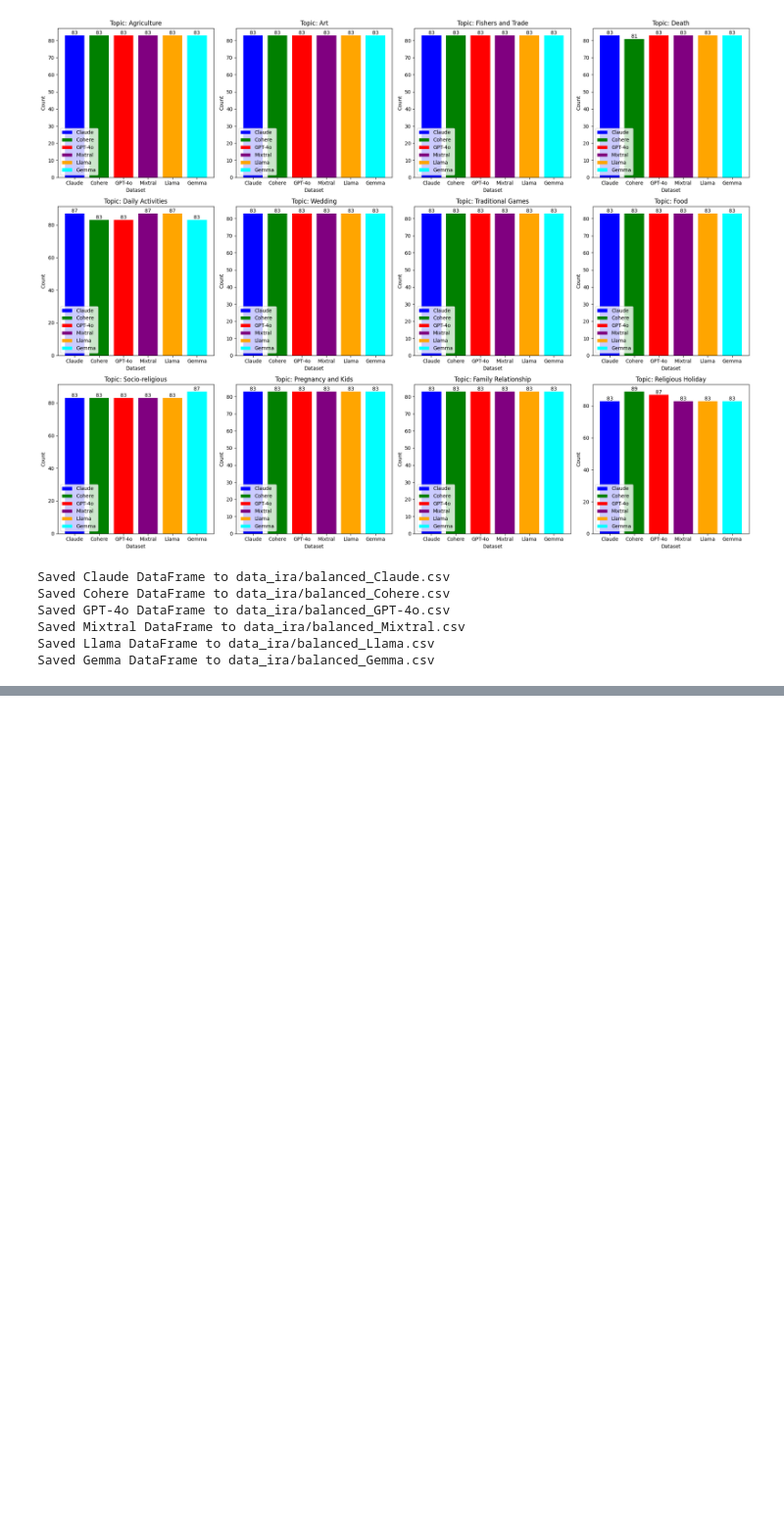
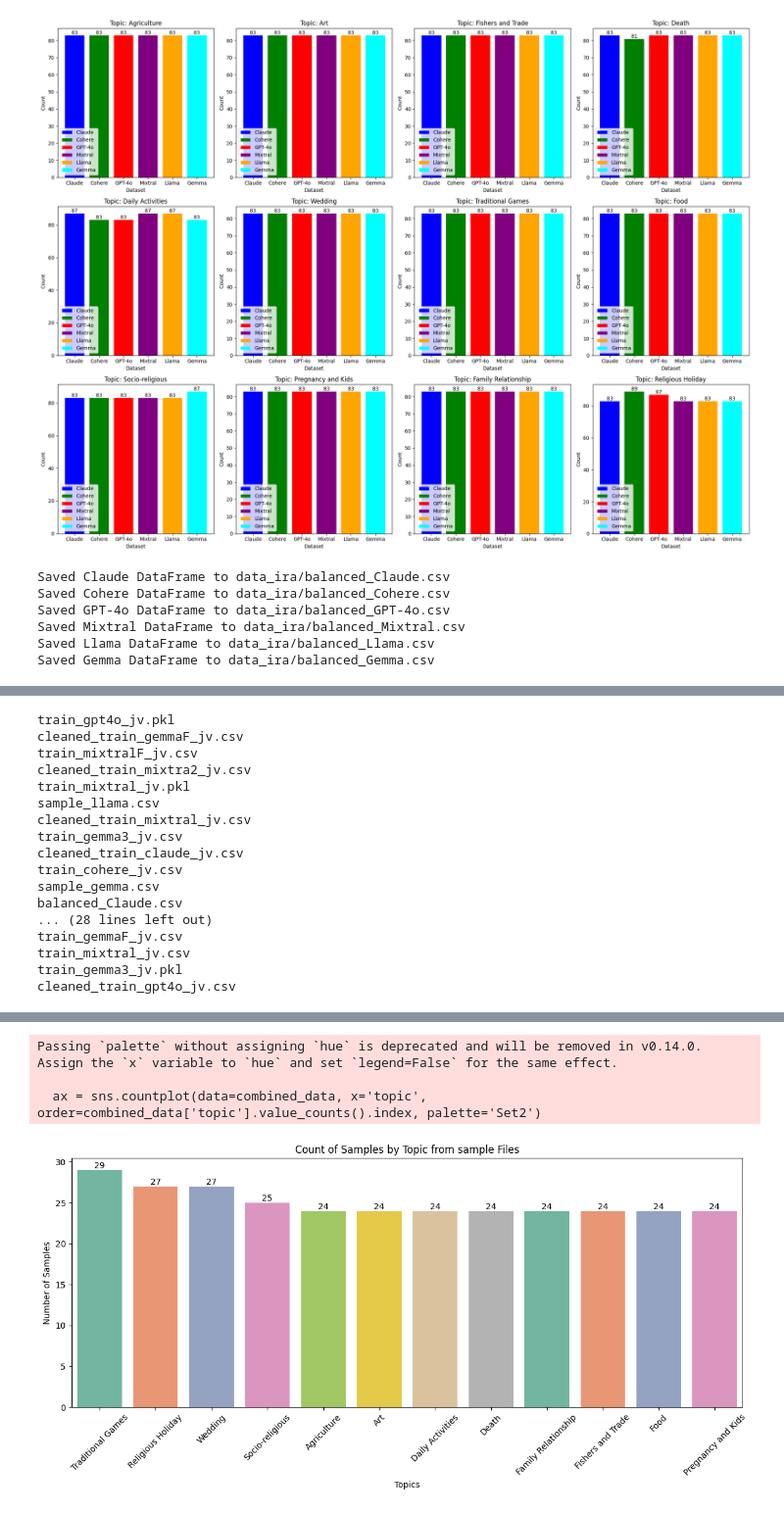
Before and after one commit to irasalsabila/local_cloze, a Jupyter notebook: checking_data.ipynb, the cells around one changed output, grey strips where cells are left out. Shown at 98% size. Drawn from its saved outputs; the diff is of its cells as text; code cells hidden in the pictures; blank space fills up the shorter version.

```diff
--- a/checking_data.ipynb
+++ b/checking_data.ipynb
@@ -485,0 +760,63 @@ Saved Gemma DataFrame to data_ira/balanced_Gemma.csv
+# %%
+import pandas as pd
+import os
+import matplotlib.pyplot as plt
+import seaborn as sns
+
+# Path to the directory containing your _annotator1 files
+directory_path = 'data_ira'
+
+# Create an empty DataFrame to store combined data
+combined_data = pd.DataFrame()
+
+# Loop through each file in the directory
+for filename in os.listdir(directory_path):
+    print(filename)
+    if filename.startswith('sample_') and filename.endswith('.csv'):
+        # Read the CSV file into a DataFrame
+        file_path = os.path.join(directory_path, filename)
+        # print(file_path)
+        df = pd.read_csv(file_path)
+
+        # Assuming there's a 'topic' column to categorize data
+        combined_data = pd.concat([combined_data, df], ignore_index=True)
+
+# Check the combined data
+display(combined_data.head(2))
+# print('a')
+# print(combined_data.head(2))
+
+# Visualize the data based on topics
+plt.figure(figsize=(12, 6))
+ax = sns.countplot(data=combined_data, x='topic', order=combined_data['topic'].value_counts().index, palette='Set2')
+
+# Add counts on top of the bars
+for p in ax.patches:
+    ax.annotate(f'{int(p.get_height())}',
+                (p.get_x() + p.get_width() / 2., p.get_height()),
+                ha='center', va='bottom')
+
+plt.title('Count of Samples by Topic from sample Files')
+plt.xticks(rotation=45)
+plt.xlabel('Topics')
+plt.ylabel('Number of Samples')
+plt.tight_layout()
+plt.show()
+# %% [output]
+train_gpt4o_jv.pkl
+cleaned_train_gemmaF_jv.csv
+train_mixtralF_jv.csv
+cleaned_train_mixtra2_jv.csv
+train_mixtral_jv.pkl
+sample_llama.csv
+cleaned_train_mixtral_jv.csv
+train_gemma3_jv.csv
+cleaned_train_claude_jv.csv
+train_cohere_jv.csv
+sample_gemma.csv
+balanced_Claude.csv
+... (28 lines left out)
+train_gemmaF_jv.csv
+train_mixtral_jv.csv
+train_gemma3_jv.pkl
+cleaned_train_gpt4o_jv.csv
@@ -485,0 +826,4 @@ Saved Gemma DataFrame to data_ira/balanced_Gemma.csv
+Passing `palette` without assigning `hue` is deprecated and will be removed in v0.14.0. Assign the `x` variable to `hue` and set `legend=False` for the same effect.
+
+  ax = sns.countplot(data=combined_data, x='topic', order=combined_data['topic'].value_counts().index, palette='Set2')
+[figure, added]
```
Also changed, not shown: parts of 13 cells of this notebook.
